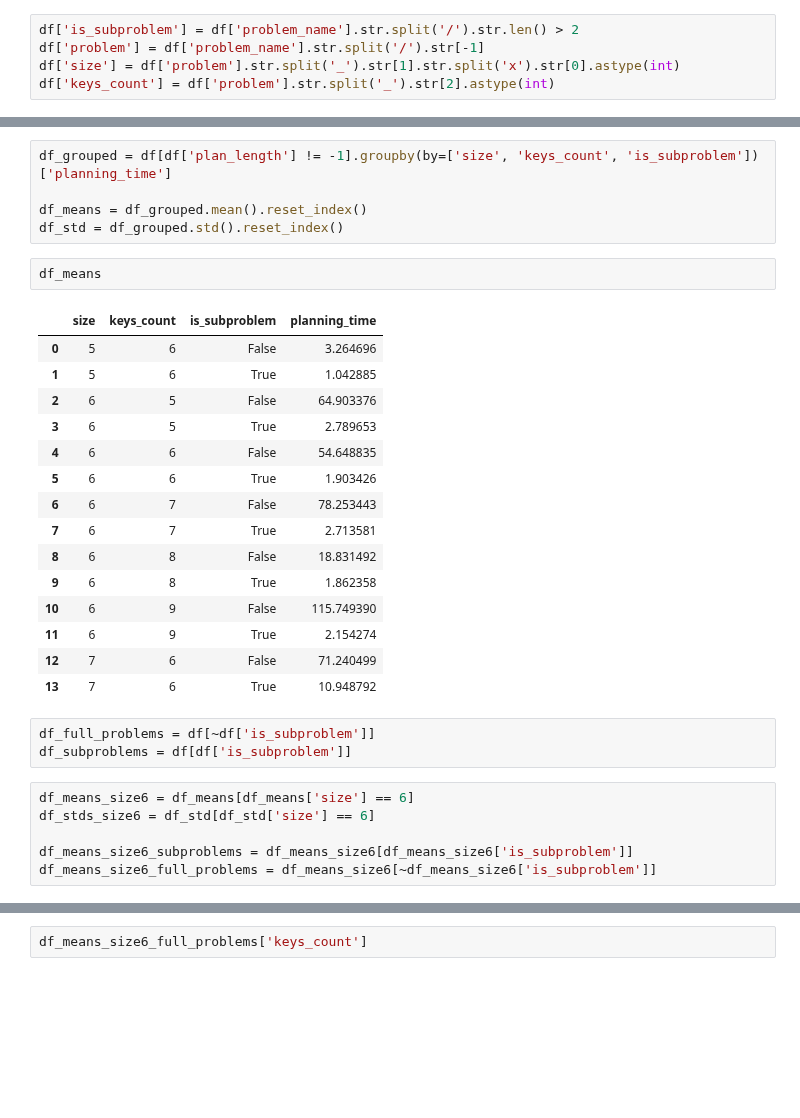
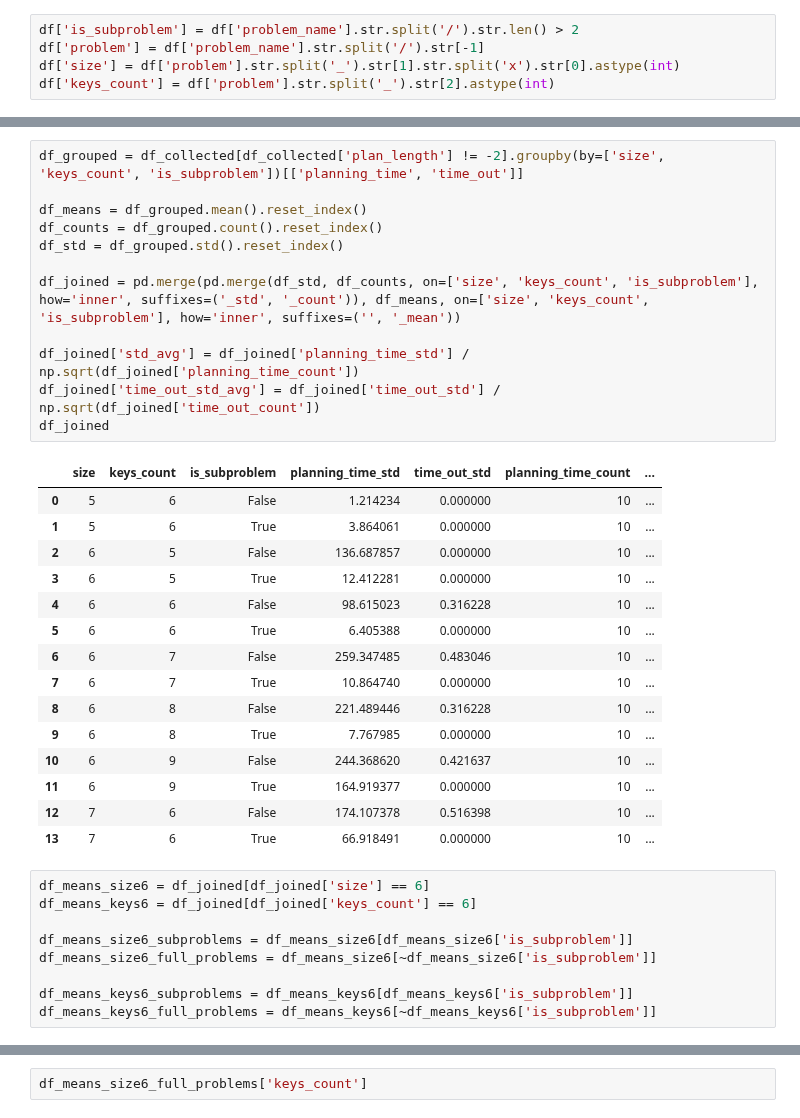
Before and after one commit to piotrkubala/blocky-game, a Jupyter notebook: experiments_plots.ipynb, the cells around one changed output, grey strips where cells are left out. Cells and saved outputs as stored; diff of their text form; blank space fills up the shorter version.

```diff
--- a/experiments_plots.ipynb
+++ b/experiments_plots.ipynb
@@ -41,32 +65,37 @@ df_subproblems.groupby(by=['common_part', 'size', 'keys_count'])[['planning_time
 # %%
-df_grouped = df[df['plan_length'] != -1].groupby(by=['size', 'keys_count', 'is_subproblem'])['planning_time']
+df_grouped = df_collected[df_collected['plan_length'] != -2].groupby(by=['size', 'keys_count', 'is_subproblem'])[['planning_time', 'time_out']]
 
 df_means = df_grouped.mean().reset_index()
+df_counts = df_grouped.count().reset_index()
 df_std = df_grouped.std().reset_index()
+
+df_joined = pd.merge(pd.merge(df_std, df_counts, on=['size', 'keys_count', 'is_subproblem'], how='inner', suffixes=('_std', '_count')), df_means, on=['size', 'keys_count', 'is_subproblem'], how='inner', suffixes=('', '_mean'))
+
+df_joined['std_avg'] = df_joined['planning_time_std'] / np.sqrt(df_joined['planning_time_count'])
+df_joined['time_out_std_avg'] = df_joined['time_out_std'] / np.sqrt(df_joined['time_out_count'])
+df_joined
+# %% [output]
+|  | size | keys_count | is_subproblem | planning_time_std | time_out_std | planning_time_count | ... |
+| 0 | 5 | 6 | False | 1.214234 | 0.000000 | 10 | ... |
+| 1 | 5 | 6 | True | 3.864061 | 0.000000 | 10 | ... |
+| 2 | 6 | 5 | False | 136.687857 | 0.000000 | 10 | ... |
+| 3 | 6 | 5 | True | 12.412281 | 0.000000 | 10 | ... |
+| 4 | 6 | 6 | False | 98.615023 | 0.316228 | 10 | ... |
+| 5 | 6 | 6 | True | 6.405388 | 0.000000 | 10 | ... |
+| 6 | 6 | 7 | False | 259.347485 | 0.483046 | 10 | ... |
+| 7 | 6 | 7 | True | 10.864740 | 0.000000 | 10 | ... |
+| 8 | 6 | 8 | False | 221.489446 | 0.316228 | 10 | ... |
+| 9 | 6 | 8 | True | 7.767985 | 0.000000 | 10 | ... |
+| 10 | 6 | 9 | False | 244.368620 | 0.421637 | 10 | ... |
+| 11 | 6 | 9 | True | 164.919377 | 0.000000 | 10 | ... |
+| 12 | 7 | 6 | False | 174.107378 | 0.516398 | 10 | ... |
+| 13 | 7 | 6 | True | 66.918491 | 0.000000 | 10 | ... |
-# %%
-df_means
-# %% [output]
-|  | size | keys_count | is_subproblem | planning_time |
-| 0 | 5 | 6 | False | 3.264696 |
-| 1 | 5 | 6 | True | 1.042885 |
-| 2 | 6 | 5 | False | 64.903376 |
-| 3 | 6 | 5 | True | 2.789653 |
-| 4 | 6 | 6 | False | 54.648835 |
-| 5 | 6 | 6 | True | 1.903426 |
-| 6 | 6 | 7 | False | 78.253443 |
-| 7 | 6 | 7 | True | 2.713581 |
-| 8 | 6 | 8 | False | 18.831492 |
-| 9 | 6 | 8 | True | 1.862358 |
-| 10 | 6 | 9 | False | 115.749390 |
-| 11 | 6 | 9 | True | 2.154274 |
-| 12 | 7 | 6 | False | 71.240499 |
-| 13 | 7 | 6 | True | 10.948792 |
-# %%
-df_full_problems = df[~df['is_subproblem']]
-df_subproblems = df[df['is_subproblem']]
 # %%
-df_means_size6 = df_means[df_means['size'] == 6]
-df_stds_size6 = df_std[df_std['size'] == 6]
+df_means_size6 = df_joined[df_joined['size'] == 6]
+df_means_keys6 = df_joined[df_joined['keys_count'] == 6]
 
 df_means_size6_subproblems = df_means_size6[df_means_size6['is_subproblem']]
 df_means_size6_full_problems = df_means_size6[~df_means_size6['is_subproblem']]
+
+df_means_keys6_subproblems = df_means_keys6[df_means_keys6['is_subproblem']]
+df_means_keys6_full_problems = df_means_keys6[~df_means_keys6['is_subproblem']]
```
Also changed, not shown: parts of 7 cells of this notebook.
